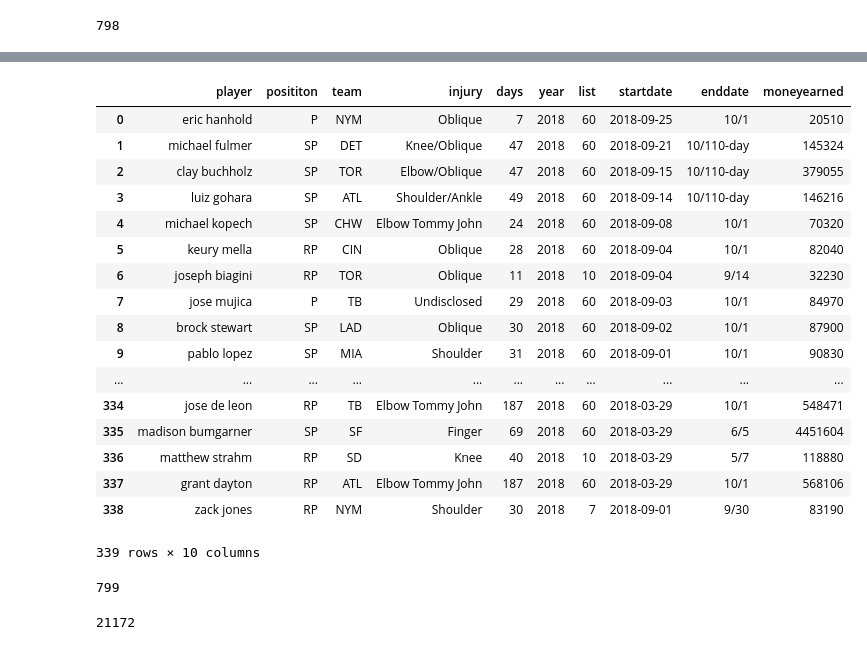
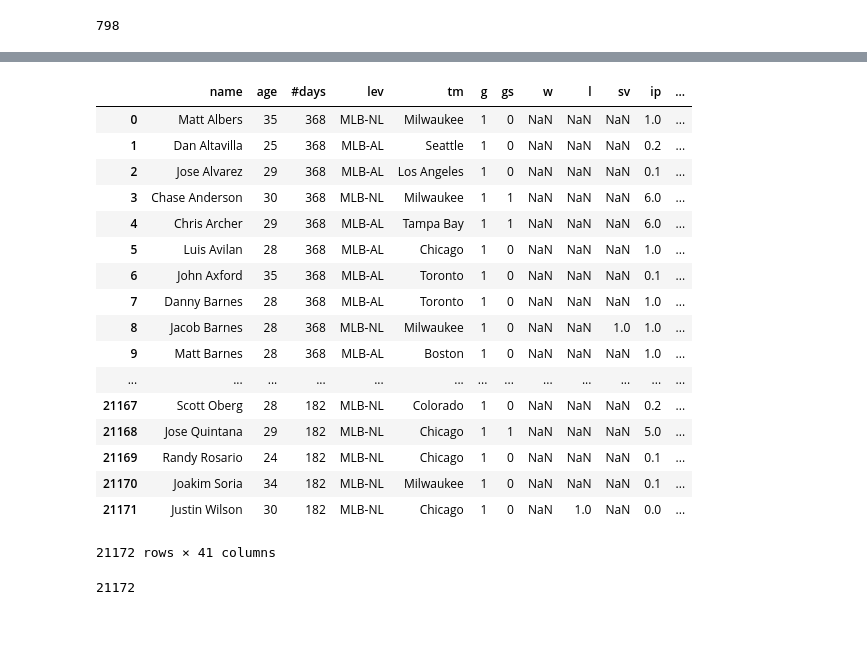
Before and after one commit to t-phill/mlb_injuries, a Jupyter notebook: pickles/pickles.ipynb, the cells around one changed output, grey strips where cells are left out. Drawn from its saved outputs; the diff is of its cells as text; code cells hidden in the pictures.

Commit message:
pickle cleaning

```diff
--- a/pickles/pickles.ipynb
+++ b/pickles/pickles.ipynb
@@ -13,30 +187,25 @@ len(cards_18)
 # %%
-dl_18 = pd.read_pickle('2018_DL.pkl')
-dl_18
+games_2018 = pd.read_pickle('2018_games.pkl')
+games_2018
 # %% [output]
-|  | player | posititon | team | injury | days | year | list | startdate | enddate | moneyearned |
-| 0 | eric hanhold | P | NYM | Oblique | 7 | 2018 | 60 | 2018-09-25 | 10/1 | 20510 |
-| 1 | michael fulmer | SP | DET | Knee/Oblique | 47 | 2018 | 60 | 2018-09-21 | 10/110-day | 145324 |
-| 2 | clay buchholz | SP | TOR | Elbow/Oblique | 47 | 2018 | 60 | 2018-09-15 | 10/110-day | 379055 |
-| 3 | luiz gohara | SP | ATL | Shoulder/Ankle | 49 | 2018 | 60 | 2018-09-14 | 10/110-day | 146216 |
-| 4 | michael kopech | SP | CHW | Elbow Tommy John | 24 | 2018 | 60 | 2018-09-08 | 10/1 | 70320 |
-| 5 | keury mella | RP | CIN | Oblique | 28 | 2018 | 60 | 2018-09-04 | 10/1 | 82040 |
-| 6 | joseph biagini | RP | TOR | Oblique | 11 | 2018 | 10 | 2018-09-04 | 9/14 | 32230 |
-| 7 | jose mujica | P | TB | Undisclosed | 29 | 2018 | 60 | 2018-09-03 | 10/1 | 84970 |
-| 8 | brock stewart | SP | LAD | Oblique | 30 | 2018 | 60 | 2018-09-02 | 10/1 | 87900 |
-| 9 | pablo lopez | SP | MIA | Shoulder | 31 | 2018 | 60 | 2018-09-01 | 10/1 | 90830 |
-| ... | ... | ... | ... | ... | ... | ... | ... | ... | ... | ... |
-| 334 | jose de leon | RP | TB | Elbow Tommy John | 187 | 2018 | 60 | 2018-03-29 | 10/1 | 548471 |
-| 335 | madison bumgarner | SP | SF | Finger | 69 | 2018 | 60 | 2018-03-29 | 6/5 | 4451604 |
-| 336 | matthew strahm | RP | SD | Knee | 40 | 2018 | 10 | 2018-03-29 | 5/7 | 118880 |
-| 337 | grant dayton | RP | ATL | Elbow Tommy John | 187 | 2018 | 60 | 2018-03-29 | 10/1 | 568106 |
-| 338 | zack jones | RP | NYM | Shoulder | 30 | 2018 | 7 | 2018-09-01 | 9/30 | 83190 |
+|  | name | age | #days | lev | tm | g | gs | w | l | sv | ip | ... |
+| 0 | Matt Albers | 35 | 368 | MLB-NL | Milwaukee | 1 | 0 | NaN | NaN | NaN | 1.0 | ... |
+| 1 | Dan Altavilla | 25 | 368 | MLB-AL | Seattle | 1 | 0 | NaN | NaN | NaN | 0.2 | ... |
+| 2 | Jose Alvarez | 29 | 368 | MLB-AL | Los Angeles | 1 | 0 | NaN | NaN | NaN | 0.1 | ... |
+| 3 | Chase Anderson | 30 | 368 | MLB-NL | Milwaukee | 1 | 1 | NaN | NaN | NaN | 6.0 | ... |
+| 4 | Chris Archer | 29 | 368 | MLB-AL | Tampa Bay | 1 | 1 | NaN | NaN | NaN | 6.0 | ... |
+| 5 | Luis Avilan | 28 | 368 | MLB-AL | Chicago | 1 | 0 | NaN | NaN | NaN | 1.0 | ... |
+| 6 | John Axford | 35 | 368 | MLB-AL | Toronto | 1 | 0 | NaN | NaN | NaN | 0.1 | ... |
+| 7 | Danny Barnes | 28 | 368 | MLB-AL | Toronto | 1 | 0 | NaN | NaN | NaN | 1.0 | ... |
+| 8 | Jacob Barnes | 28 | 368 | MLB-NL | Milwaukee | 1 | 0 | NaN | NaN | 1.0 | 1.0 | ... |
+| 9 | Matt Barnes | 28 | 368 | MLB-AL | Boston | 1 | 0 | NaN | NaN | NaN | 1.0 | ... |
+| ... | ... | ... | ... | ... | ... | ... | ... | ... | ... | ... | ... | ... |
+| 21167 | Scott Oberg | 28 | 182 | MLB-NL | Colorado | 1 | 0 | NaN | NaN | NaN | 0.2 | ... |
+| 21168 | Jose Quintana | 29 | 182 | MLB-NL | Chicago | 1 | 1 | NaN | NaN | NaN | 5.0 | ... |
+| 21169 | Randy Rosario | 24 | 182 | MLB-NL | Chicago | 1 | 0 | NaN | NaN | NaN | 0.1 | ... |
+| 21170 | Joakim Soria | 34 | 182 | MLB-NL | Milwaukee | 1 | 0 | NaN | NaN | NaN | 0.1 | ... |
+| 21171 | Justin Wilson | 30 | 182 | MLB-NL | Chicago | 1 | 0 | NaN | 1.0 | NaN | 0.0 | ... |
-339 rows × 10 columns
+21172 rows × 41 columns
-# %%
-games_2018 = pd.read_pickle('2018_games.pkl')
-len(games_2018['name'].unique())
-# %% [output]
-799
 # %%
 len(games_2018)
 # %% [output]
```
Also changed, not shown: parts of 13 cells of this notebook.
